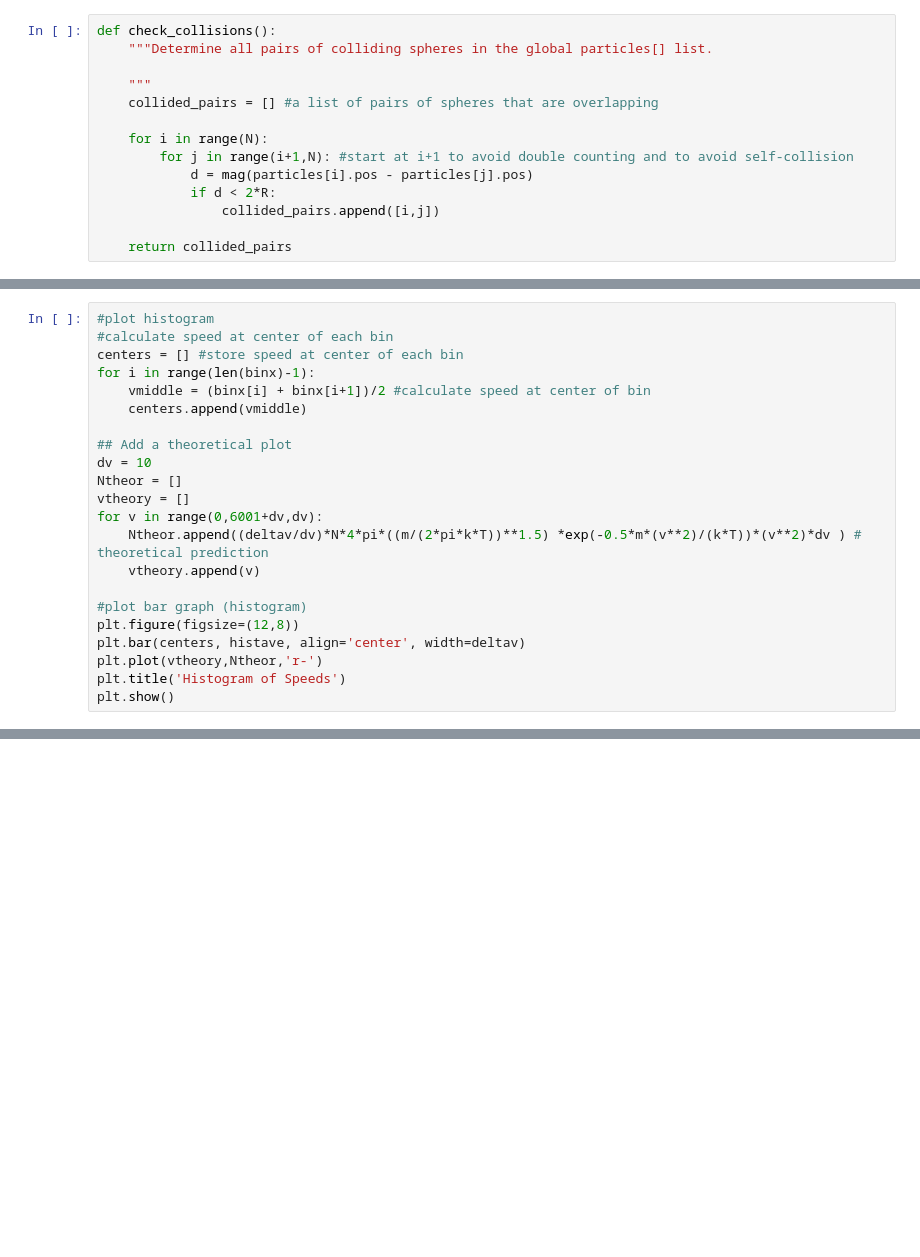
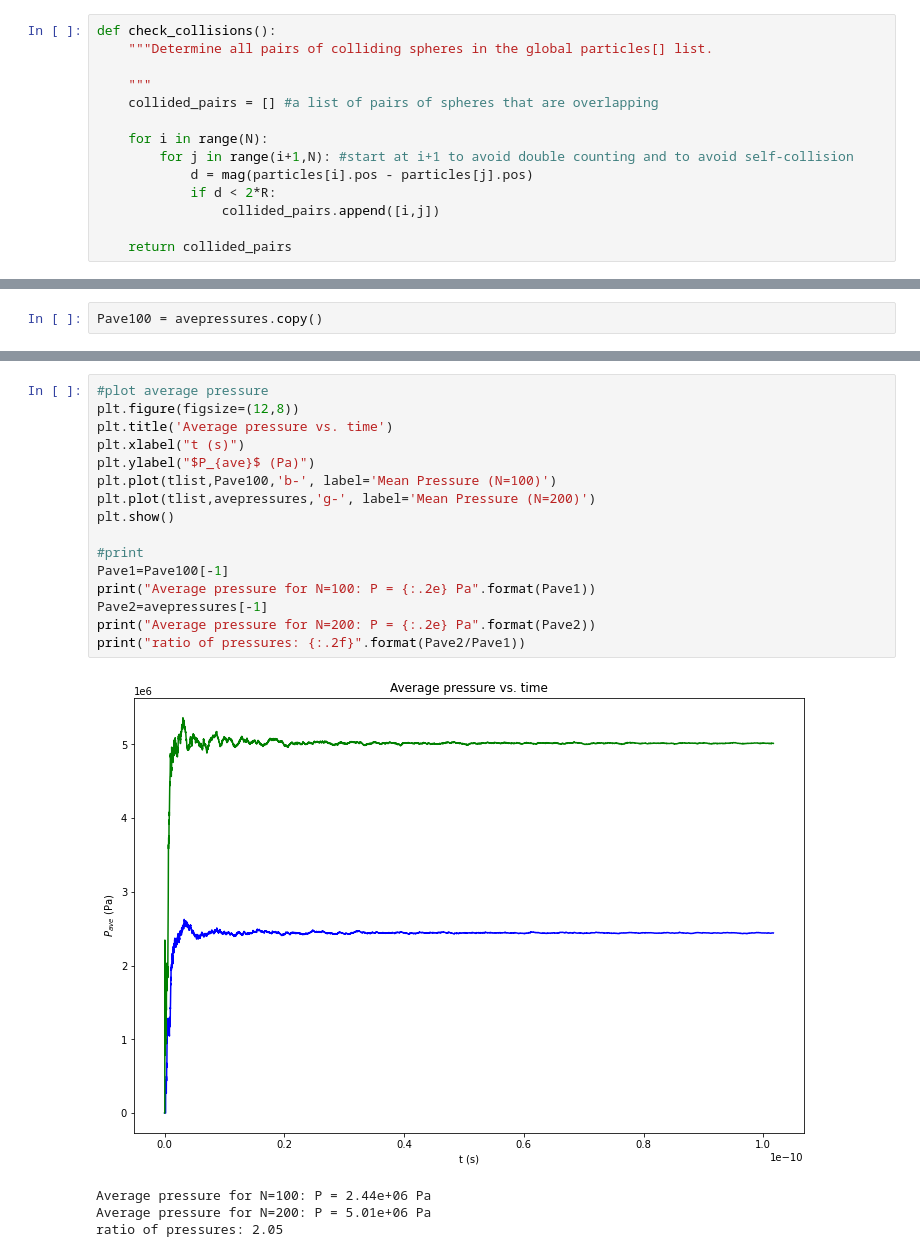
Before and after one commit to HPUPhysics-PHY2200-S22/00-project-mblanchard10, a Jupyter notebook: 00-ideal-gas-pressure.ipynb, the cells around one changed output, grey strips where cells are left out. Drawn from its saved outputs; the diff is of its cells as text; blank space fills up the shorter version.

```diff
--- a/00-ideal-gas-pressure.ipynb
+++ b/00-ideal-gas-pressure.ipynb
@@ -263,22 +361,0 @@ histave = histsum/Nhist
-# %%
-#plot histogram
-#calculate speed at center of each bin
-centers = [] #store speed at center of each bin
-for i in range(len(binx)-1):
-    vmiddle = (binx[i] + binx[i+1])/2 #calculate speed at center of bin
-    centers.append(vmiddle)
-
-## Add a theoretical plot
-dv = 10
-Ntheor = []
-vtheory = []
-for v in range(0,6001+dv,dv):
-    Ntheor.append((deltav/dv)*N*4*pi*((m/(2*pi*k*T))**1.5) *exp(-0.5*m*(v**2)/(k*T))*(v**2)*dv ) # theoretical prediction
-    vtheory.append(v)
-
-#plot bar graph (histogram)
-plt.figure(figsize=(12,8))
-plt.bar(centers, histave, align='center', width=deltav)
-plt.plot(vtheory,Ntheor,'r-')
-plt.title('Histogram of Speeds')
-plt.show()
@@ -286,0 +368,2 @@ plt.show()
+# %%
+Pave100 = avepressures.copy()
@@ -286,0 +506,21 @@ plt.show()
+# %%
+#plot average pressure
+plt.figure(figsize=(12,8))
+plt.title('Average pressure vs. time')
+plt.xlabel("t (s)")
+plt.ylabel("$P_{ave}$ (Pa)")
+plt.plot(tlist,Pave100,'b-', label='Mean Pressure (N=100)')
+plt.plot(tlist,avepressures,'g-', label='Mean Pressure (N=200)')
+plt.show()
+
+#print
+Pave1=Pave100[-1]
+print("Average pressure for N=100: P = {:.2e} Pa".format(Pave1))
+Pave2=avepressures[-1]
+print("Average pressure for N=200: P = {:.2e} Pa".format(Pave2))
+print("ratio of pressures: {:.2f}".format(Pave2/Pave1))
+# %% [output]
+[figure, added]
+Average pressure for N=100: P = 2.44e+06 Pa
+Average pressure for N=200: P = 5.01e+06 Pa
+ratio of pressures: 2.05
```
Also changed, not shown: parts of 20 cells of this notebook, 1 other file.
